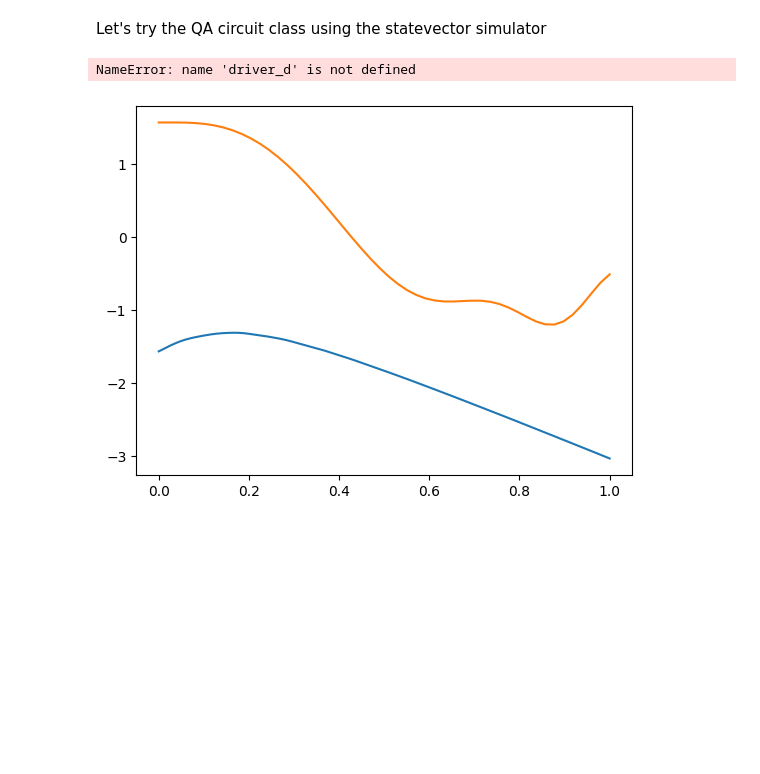
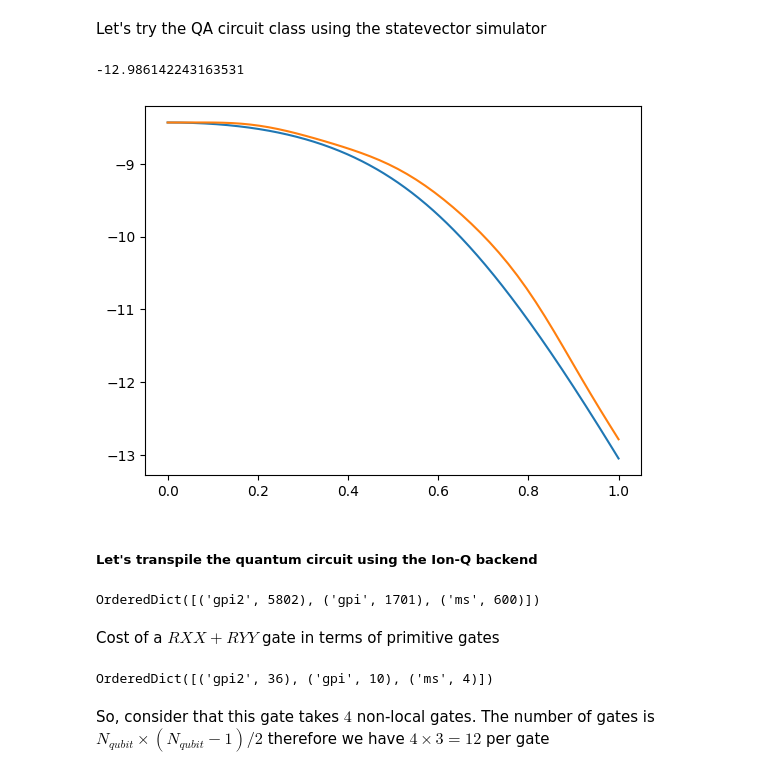
Before and after one commit to emacosta95/3rdQA4NSM, a Jupyter notebook: QA4Ion-Q.ipynb, the cells around one changed output. Cells and saved outputs as stored; diff of their text form; code cells hidden in the pictures; blank space fills up the shorter version.

```diff
--- a/QA4Ion-Q.ipynb
+++ b/QA4Ion-Q.ipynb
@@ -46,7 +46,7 @@ print(g_onebody)
 # %% [markdown]
 ##### Here we get directly the driver Hamiltonian
 # %%
-coupling_term=-2*0.78395# this is the diagonal term of the H_T with the quasiparticle bitstring selected as in the paper
+coupling_term=-8.4321# this is the diagonal term of the H_T with the quasiparticle bitstring selected as in the paper
 Z_tuples=[("Z", [0], -0.5*coupling_term)]
 I_tuples=[('I',[0],0.5*coupling_term)]
 # we need this dictionary to set the driver Hamiltonian in the unitary step of the QA algorithm
@@ -155,6 +155,31 @@ class QACircuit():
                 qc.ryy(0.5*coeff, i, j)
 
         return qc
+
+
+    def circuit_measure_z(self):
+        """Add measurement in the Z basis to the circuit."""
+        circuit_z=self.circuit.copy()
+        circuit_z.measure_all()
+
+        return circuit_z
+
+    def circuit_measure_x(self):
+        """Add measurement in the X basis to the circuit."""
+        circuit_x=self.circuit.copy()
+        for qubit in range(self.n_qubits):
+            circuit_x.h(qubit)
+        circuit_x.measure_all()
+        return circuit_x
+
+    def circuit_measure_y(self):
+        """Add measurement in the Y basis to the circuit."""
+        circuit_y=self.circuit.copy()
+        for qubit in range(self.n_qubits):
+            circuit_y.sdg(qubit)
+            circuit_y.h(qubit)
+        circuit_y.measure_all()
+        return circuit_y
 # %% [markdown]
 Let's try the QA circuit class using the statevector simulator
 # %%
@@ -167,17 +192,43 @@ QAHe6.build_circuit(save_energy=True, hamiltonian_target=hamiltonian_target,hami
 
 print(QAHe6.expectation_value(hamiltonian_target))
 # %% [output]
-NameError: name 'driver_d' is not defined
+-12.986142243163531
 # %%
 import matplotlib.pyplot as plt
 
 data=np.load('data/6he_quasiparticle_qa.npz')
 parameter=data['parameter']
 energy=data['energy']
 
 plt.plot(parameter,energy,label='QA classical simulation')
-plt.plot(np.linspace(0,1,QAHe6.n_steps),QAHe6.energy,label='QA Quantum Circuit')
+plt.plot(np.linspace(0,1,QAHe6.n_steps),np.asarray(QAHe6.energy),label='QA Quantum Circuit')
 
 plt.show()
 # %% [output]
-[figure, old version]
+[figure, new version]
+# %% [markdown]
+##### Let's transpile the quantum circuit using the Ion-Q backend
+# %%
+from qiskit_ionq import IonQProvider, GPI2Gate, MSGate
+
+provider = IonQProvider()
+backend_native = provider.get_backend("ionq_simulator", gateset="native")
+
+ionq_circuit_transpiled=transpile(QAHe6.circuit, backend=backend_native,optimization_level=1)
+
+print(ionq_circuit_transpiled.count_ops())
+# %% [output]
+OrderedDict([('gpi2', 5802), ('gpi', 1701), ('ms', 600)])
+# %% [markdown]
+Cost of a $RXX + RYY$ gate in terms of primitive gates
+# %%
+c_rxx_ryy=QuantumCircuit(2)
+c_rxx_ryy.rxx(0.3,0,1)
+c_rxx_ryy.ryy(0.3,0,1)
+c_rxx_ryy.draw('mpl')
+ionq_c_rxx_ryy_transpiled=transpile(c_rxx_ryy, backend=backend_native,optimization_level=1)
+print(ionq_c_rxx_ryy_transpiled.count_ops())
+# %% [output]
+OrderedDict([('gpi2', 36), ('gpi', 10), ('ms', 4)])
+# %% [markdown]
+So, consider that this gate takes $4$ non-local gates. The number of gates is $N_{qubit} \times (N_{qubit}-1) / 2$ therefore we have $4 \times 3=12$ per gate
```
Also changed, not shown: parts of 11 cells of this notebook, 3 other files.
